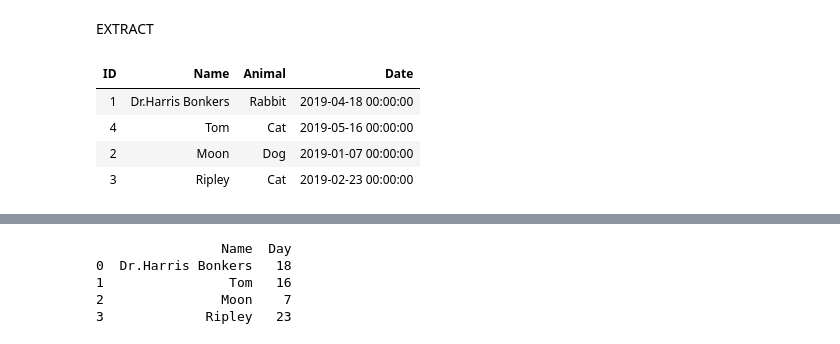
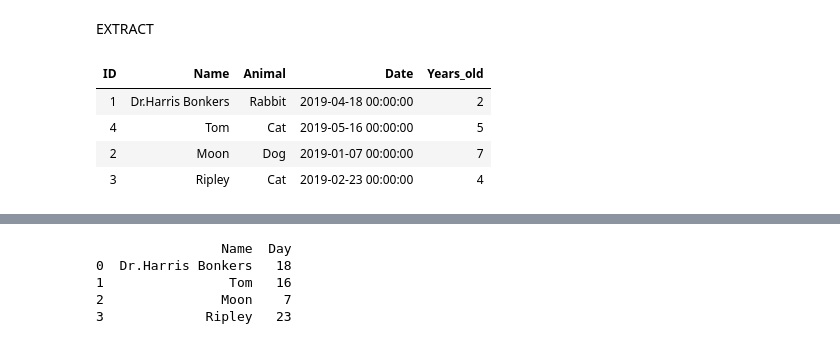
Before and after one commit to tanyaniazi/SQL-BigQuery-Practice, a Jupyter notebook: 1.ipynb, the cells around one changed output, grey strips where cells are left out. Saved outputs shown, nothing was run; the diff lists cells and outputs as text; code cells hidden in the pictures.

```diff
--- a/1.ipynb
+++ b/1.ipynb
@@ -245,18 +245,18 @@ EXTRACT
 # %%
 import pandas as pd
 
-df_list = [[1, "Dr.Harris Bonkers", "Rabbit", "2019-04-18"], [4, "Tom", "Cat", "2019-05-16"],
-           [2, "Moon", "Dog", "2019-01-07"], [3, "Ripley", "Cat", "2019-02-23"]]
+df_list = [[1, "Dr.Harris Bonkers", "Rabbit", "2019-04-18", 2], [4, "Tom", "Cat", "2019-05-16", 5],
+           [2, "Moon", "Dog", "2019-01-07", 7], [3, "Ripley", "Cat", "2019-02-23", 4]]
 
-df = pd.DataFrame(df_list, columns=['ID', "Name", "Animal", "Date"])
+df = pd.DataFrame(df_list, columns=['ID', "Name", "Animal", "Date", "Years_old"])
 df["Date"] = pd.to_datetime(df["Date"])
 df.style.hide()      #hides the automatic indexing
 # %% [output]
-| ID | Name | Animal | Date |
-| 1 | Dr.Harris Bonkers | Rabbit | 2019-04-18 00:00:00 |
-| 4 | Tom | Cat | 2019-05-16 00:00:00 |
-| 2 | Moon | Dog | 2019-01-07 00:00:00 |
-| 3 | Ripley | Cat | 2019-02-23 00:00:00 |
+| ID | Name | Animal | Date | Years_old |
+| 1 | Dr.Harris Bonkers | Rabbit | 2019-04-18 00:00:00 | 2 |
+| 4 | Tom | Cat | 2019-05-16 00:00:00 | 5 |
+| 2 | Moon | Dog | 2019-01-07 00:00:00 | 7 |
+| 3 | Ripley | Cat | 2019-02-23 00:00:00 | 4 |
 # %%
 %pip install duckdb
 # %% [output]
```
Also changed, not shown: parts of 22 cells of this notebook.
